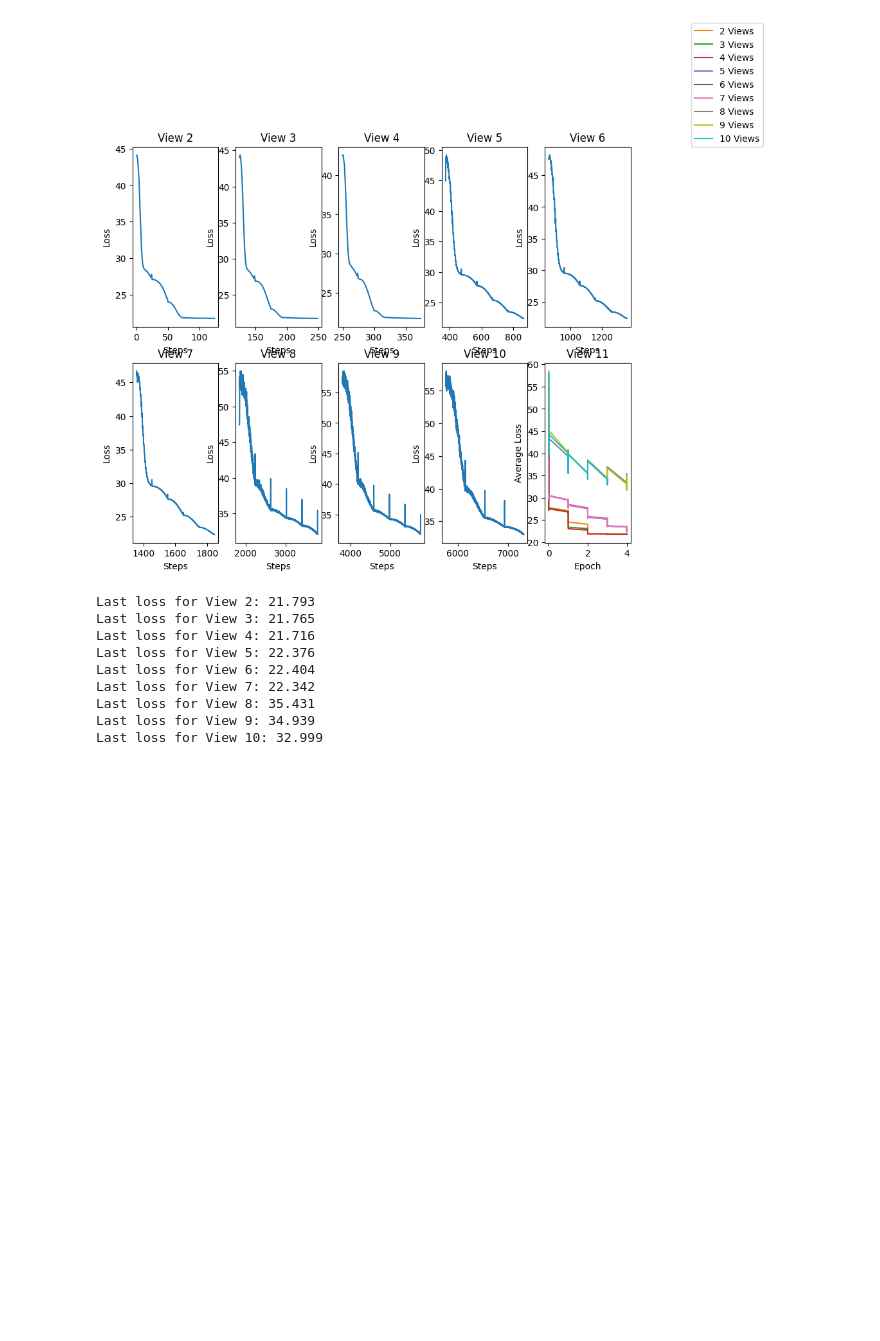
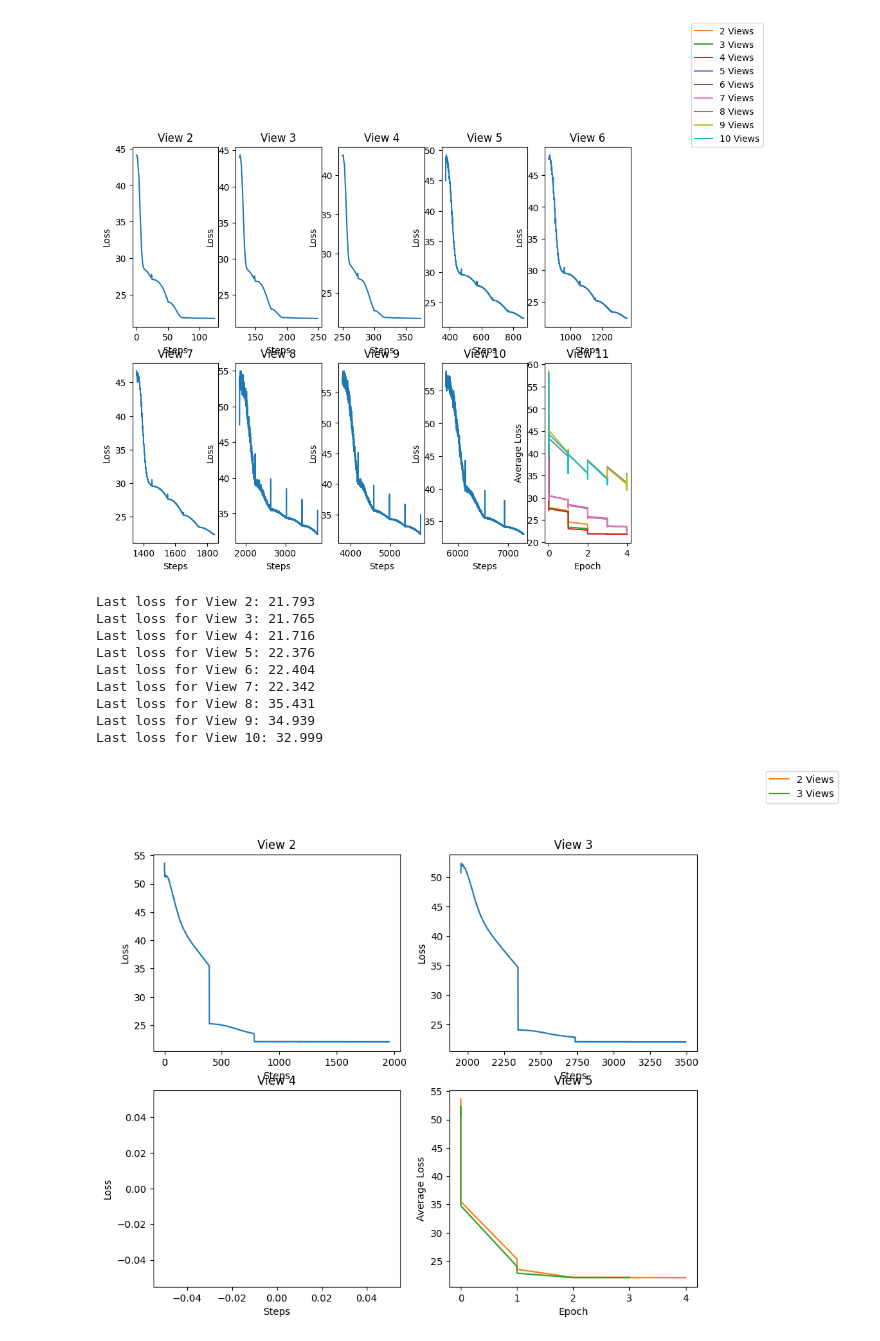
Before and after one commit to David-Drexlin/VICReg-BarlowTwins-Ablation-Study, a Jupyter notebook: Exploratory.ipynb, the cells around one changed output. Saved outputs shown, nothing was run; the diff lists cells and outputs as text; code cells hidden in the pictures; blank space fills up the shorter version.

```diff
--- a/Exploratory.ipynb
+++ b/Exploratory.ipynb
@@ -115,7 +119,7 @@ def VIC_Reg(Z):
     for zi in Z:
         zi = zi - zi.mean(dim=0)
         cov_zi = (zi.T @ zi) / (N - 1)
-        cov_zi = cov_zi[~torch.eye(cov_zi.shape[0], dtype=bool)]
+        cov_zi = cov_zi[~torch.eye(cov_zi.shape[0], dtype=bool,device=device)]
         cov_loss += cov_zi.pow_(2).sum() / D
 
     sim_loss /= (len(Z) * (len(Z)-1)) / 2
@@ -204,14 +208,13 @@ for i in range(2,num_views+1):
     os.makedirs('logs', exist_ok=True)
     os.makedirs('models', exist_ok=True)
     logging.basicConfig(filename=f'logs/b:{batch_size}.log', filemode='w', level=logging.INFO)
-    logging.info('Epoch, Step, Loss, Elapsed, View')
 
     while True:
         try:
-            if(at_limit):
-                batch_size //= 2
-                offset = offset * 2
-                trainloader = torch.utils.data.DataLoader(trainset, batch_size=batch_size, shuffle=True, num_workers=num_workers)
+            #if(at_limit):
+            #    batch_size //= 2
+            #    offset = offset * 2
+            #    trainloader = torch.utils.data.DataLoader(trainset, batch_size=batch_size, shuffle=True, num_workers=num_workers)
 
             encoder_vicreg = train(trainloader, offset)
             break  #  successful break out of the loop
@@ -281,0 +292,39 @@ Last loss for View 10: 32.999
+# %%
+df = pd.read_csv("logs/b_128_v_2.log", delimiter=',', header=None)
+columns = ["Info", "Epoch", "Step", "Loss", "Elapsed", "Views"]
+df.columns = columns
+df["Epoch"] = df["Epoch"].str.extract(r"(\d+)", expand=False).astype(int)
+df["Step"] = df["Step"].str.extract(r"(\d+)", expand=False).astype(int)
+df["Loss"] = df["Loss"].str.extract(r"(\d+\.\d+)", expand=False).astype(float)
+df["Elapsed"] = df["Elapsed"].str.extract(r"(\d+)", expand=False).astype(float)
+df["Views"] = df["Views"].str.extract(r"(\d+)", expand=False).astype(int)
+# %%
+fig, axes = plt.subplots(nrows=2, ncols=2, figsize=(10, 8))
+
+for i, ax in enumerate(axes.flatten()):
+    grouped_data = df[df["Views"] == i+2]
+    #grouped_data = grouped_data.groupby("Epoch").agg({"Loss": "mean"}).reset_index()
+    ax.plot(grouped_data["Loss"])
+    ax.set_xlabel("Steps")
+    ax.set_ylabel("Loss")
+    ax.set_title(f"View {i+2}")
+
+for i in range(2,3+1):
+    grouped_data = df[df["Views"] == i]
+    #grouped_data.groupby("Epoch").agg({"Loss": "mean"}).reset_index()
+    ax.plot(grouped_data["Epoch"], grouped_data["Loss"],label=f"{i} Views")
+    ax.set_xlabel("Epoch")
+    ax.set_ylabel("Average Loss")
+
+
+# Get the handles and labels from the plots
+handles, labels = ax.get_legend_handles_labels()
+
+# Place the legend outside the plot
+plt.figlegend(handles, labels, loc='center', bbox_to_anchor=(1.05, 1))
+
+plt.xlabel("Epoch")
+plt.ylabel("Average Loss")
+plt.show()
+# %% [output]
+[figure, added]
```
Also changed, not shown: parts of 5 cells of this notebook.
